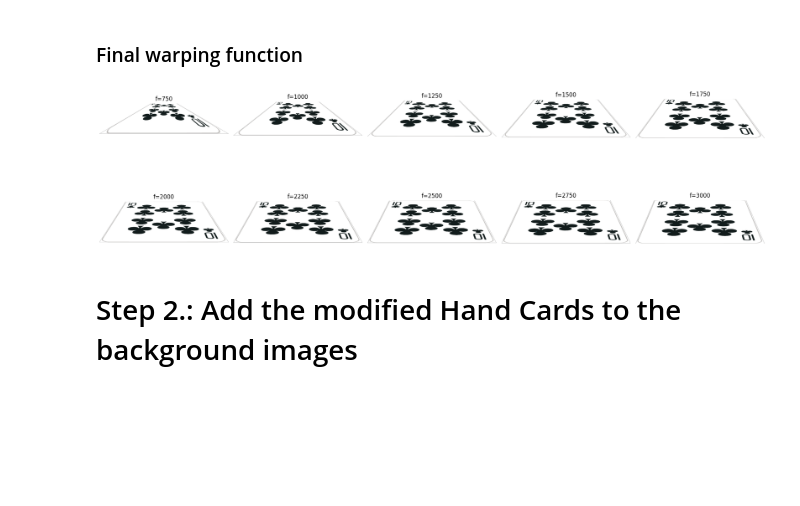
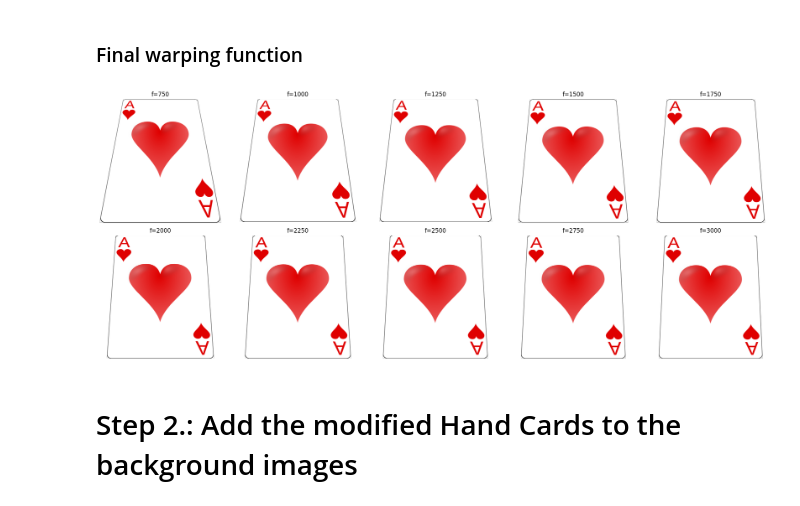
Before and after one commit to mattiaamartino/poker-visual-engine, a Jupyter notebook: synthetic_data_pipeline.ipynb, the cells around one changed output. Drawn from its saved outputs; the diff is of its cells as text; code cells hidden in the pictures; blank space fills up the shorter version.

```diff
--- a/synthetic_data_pipeline.ipynb
+++ b/synthetic_data_pipeline.ipynb
@@ -104,20 +150,18 @@ def rotate_image(image, angle):
     M = cv2.getRotationMatrix2D(center, angle, 1.0)
     M[0, 2] += (new_w - w) / 2
     M[1, 2] += (new_h - h) / 2
-    rotated_image = cv2.warpAffine(image, M, (new_w, new_h))
+    rotated_image = cv2.warpAffine(image, M, (new_w, new_h), borderMode=cv2.BORDER_CONSTANT,borderValue=(0, 0, 0, 0))
     return rotated_image
 # %%
 hand, flop, _, _ = deal_hand_and_flop(benchmarks_path)
 hand = cv2.cvtColor(cv2.imread(hand[0]), cv2.COLOR_BGR2RGBA)
-
-import matplotlib.pyplot as plt
 
 fig, axes = plt.subplots(3, 3, figsize=(20, 8))
 
 angles = np.arange(-60, 75, 15)
 for ax, angle in zip(axes.flatten(), angles):
     rotated_image = rotate_image(hand, angle)
-    ax.imshow(cv2.cvtColor(rotated_image, cv2.COLOR_RGBA2BGRA))
+    ax.imshow(rotated_image)
     ax.set_title(f"Angle={angle} degrees")
     ax.axis('off')
 
@@ -138,10 +398,7 @@ Deal with the hand case first and the flop then
 # %% [markdown]
 ### Final warping function
 # %%
-import numpy as np
-import cv2
-
-def rotate_image_3d_centered(image, pitch, yaw, f=2000):
+def rotate_image_3d_centered(image, pitch, yaw, f=2500):
     """
     Rotate the image in 3D around its center and keep the center of the image stable.
     The output canvas is adjusted so the entire rotated image is visible.
@@ -167,7 +424,7 @@ def rotate_image_3d_centered(image, pitch, yaw, f=2000):
 
     # Rotation matrices
     R_pitch = np.array([
-        [1,              0,               0           ],
+        [1,            0      ,         0         ],
         [0,  np.cos(pitch_rad), -np.sin(pitch_rad)],
         [0,  np.sin(pitch_rad),  np.cos(pitch_rad)]
     ], dtype=np.float32)
@@ -265,22 +522,20 @@ def rotate_image_3d_centered(image, pitch, yaw, f=2000):
 # %%
 hand, flop, _, _ = deal_hand_and_flop(benchmarks_path)
 hand = cv2.cvtColor(cv2.imread(hand[0]), cv2.COLOR_BGR2RGBA)
-
-import matplotlib.pyplot as plt
 
 fig, axes = plt.subplots(2, 5, figsize=(20, 8))
 
 f_values = np.arange(750, 3250, 250)
 for ax, f in zip(axes.flatten(), f_values):
-    rotated_image = rotate_image_3d_centered(hand, pitch=-75, yaw=0, f=f)
-    ax.imshow(cv2.cvtColor(rotated_image, cv2.COLOR_RGBA2BGRA))
+    rotated_image = rotate_image_3d_centered(hand, pitch=-30, yaw=0, f=f)
+    ax.imshow(rotated_image)
     ax.set_title(f"f={int(f)}")
     ax.axis('off')
 
 plt.tight_layout()
 plt.show()
 # %% [output]
-[figure, old version]
+[figure, new version]
 # %% [markdown]
 # Step 2.: Add the modified Hand Cards to the background images
 # %%
```
Also changed, not shown: parts of 15 cells of this notebook.
